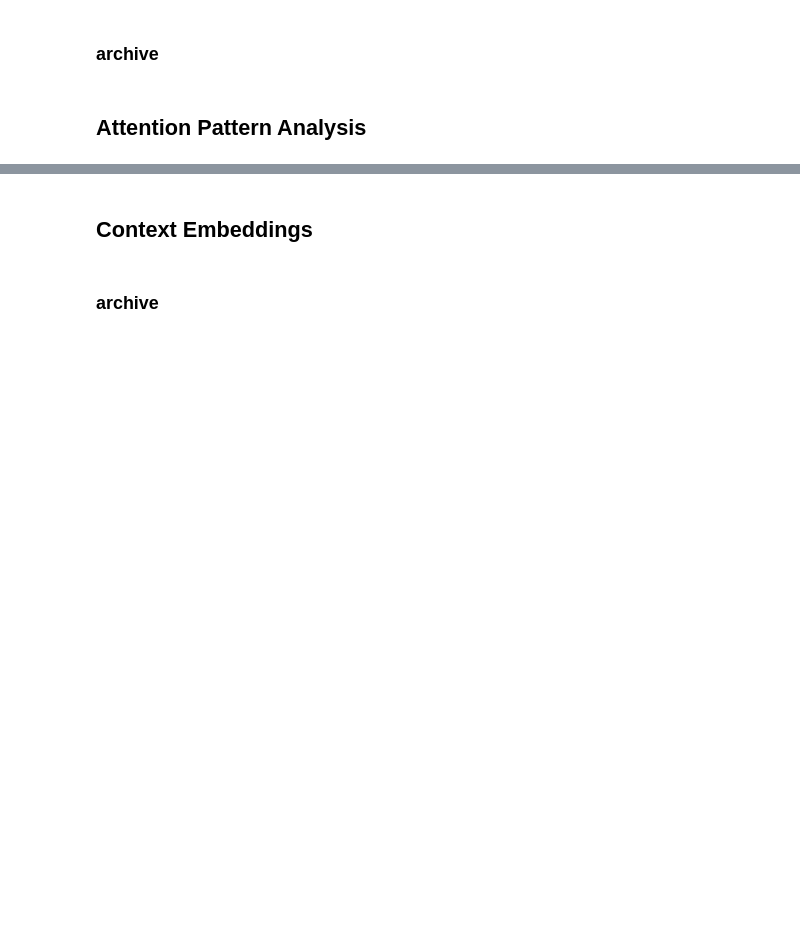
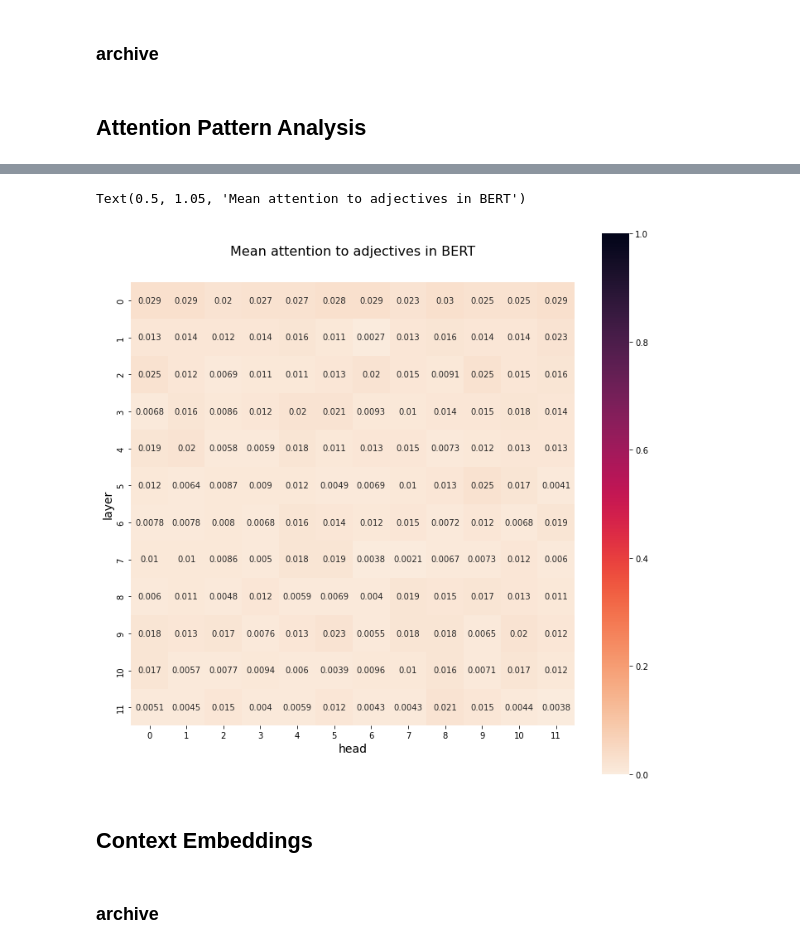
Before and after one commit to catherinesyeh/attention-exploration, a Jupyter notebook: attention.ipynb, the cells around one changed output, grey strips where cells are left out. Cells and saved outputs as stored; diff of their text form; code cells hidden in the pictures; blank space fills up the shorter version.

```diff
--- a/attention.ipynb
+++ b/attention.ipynb
@@ -935,0 +1191,2 @@ print(len(positions))
+# %%
+nlp = spacy.load("en_core_web_sm")
@@ -935,0 +1199,8 @@ print(len(positions))
+# %%
+# tag all tokens by part of speech
+# tagged = nltk.pos_tag(tokens)
+
+doc = Doc(nlp.vocab, tokens)
+tagged = []
+for token in nlp(doc):
+    tagged.append(token.pos_)
@@ -935,0 +1303,10 @@ print(len(positions))
+# %%
+bert_tag_avgs = []
+
+for i in range(len(tag_attn)):
+    head_tag = tag_attn[i]
+
+    # find means
+    tag_mean = sum(head_tag) / len(head_tag)
+
+    bert_tag_avgs.append(tag_mean)
@@ -1009,9 +1533,12 @@ axs.set_title('Mean attention to self in BERT', fontsize=16, y=1.05)
 # %%
 # plot heatmap for previous attention
-norms_reshape = np.reshape(prev_avgs, (12, 12))
+norms_reshape = np.reshape(bert_tag_avgs, (12, 12))
 fig, axs = plt.subplots(ncols=1)
 fig.set_size_inches(12, 12)
 sns.heatmap(norms_reshape, annot=True, square=True, cmap = sns.cm.rocket_r, vmin=0, vmax=1)
 axs.set_xlabel('head', fontsize=14)
 axs.set_ylabel('layer', fontsize=14)
-axs.set_title('Mean attention to previous in BERT', fontsize=16, y=1.05)
+axs.set_title('Mean attention to adjectives in BERT', fontsize=16, y=1.05)
+# %% [output]
+Text(0.5, 1.05, 'Mean attention to adjectives in BERT')
+[figure, added]
```
Also changed, not shown: parts of 68 cells of this notebook, 1 other file.
